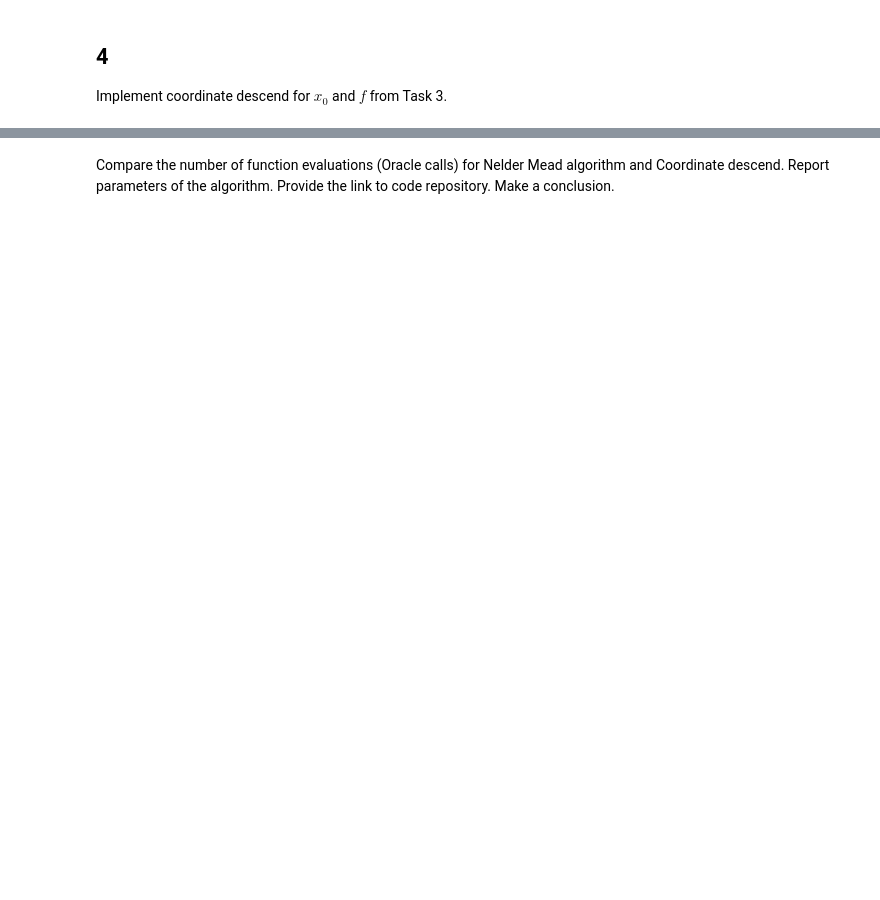
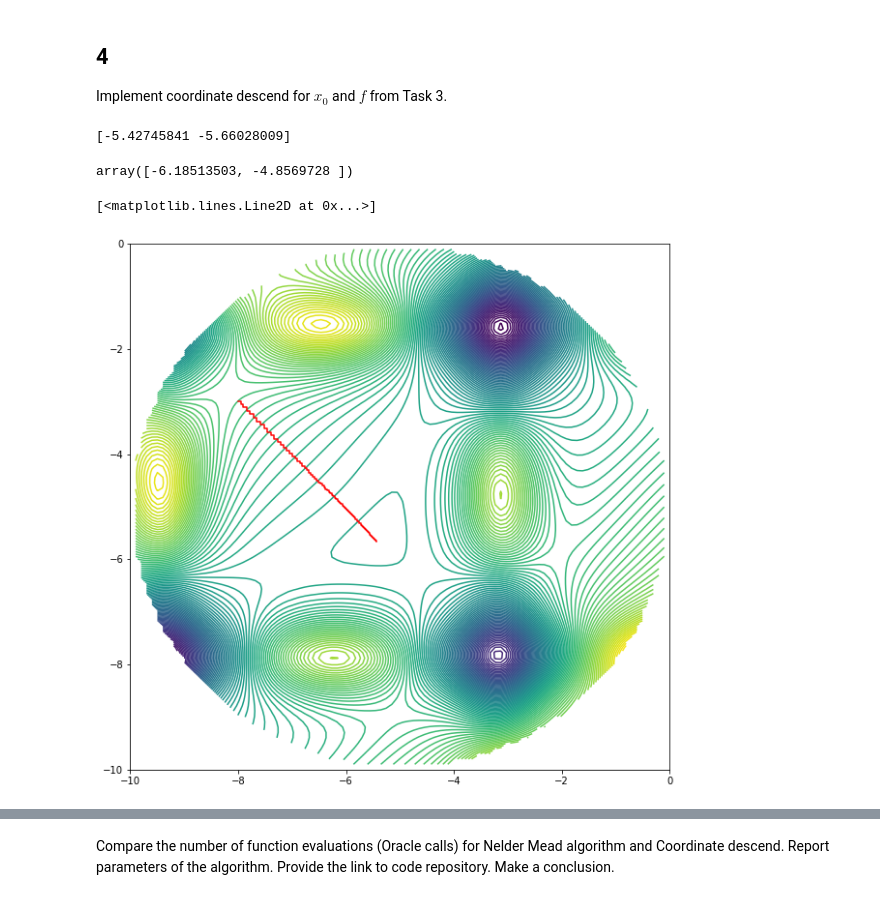
Before and after one commit to TC406/Optimization_Methods_2020, a Jupyter notebook: hw_week_1/HW_week_1.ipynb, the cells around one changed output, grey strips where cells are left out. Cells and saved outputs as stored; diff of their text form; code cells hidden in the pictures; blank space fills up the shorter version.

```diff
--- a/hw_week_1/HW_week_1.ipynb
+++ b/hw_week_1/HW_week_1.ipynb
@@ -226,15 +233,15 @@ Different starting points:
 # %%
-found_min_1, all_simplex_1 = minimize_neldermead(mishra_bird, np.array([-8.0,-6.0]),
+found_min_1, all_simplex_1, oracle_calls_1 = minimize_neldermead(mishra_bird, np.array([-8.0,-6.0]),
                                 maxiter=400, sim=None,
                                 alpha=1, beta=0.5,
                                 xatol=1e-4, fatol=1e-4)
 
-found_min_2, all_simplex_2 = minimize_neldermead(mishra_bird, np.array([-8.0,-3.0]),
+found_min_2, all_simplex_2, oracle_calls_2 = minimize_neldermead(mishra_bird, np.array([-8.0,-3.0]),
                                 maxiter=400, sim=None,
                                 alpha=1, beta=0.5,
                                 xatol=1e-4, fatol=1e-4)
 
-found_min_3, all_simplex_3 = minimize_neldermead(mishra_bird, np.array([-9.0,-2.0]),
+found_min_3, all_simplex_3, oracle_calls_3 = minimize_neldermead(mishra_bird, np.array([-9.0,-5.0]),
                                 maxiter=400, sim=None,
                                 alpha=1, beta=0.5,
                                 xatol=1e-4, fatol=1e-4)
@@ -264,14 +278,14 @@ point # 4  : [-9.36757427 -1.62807718]
 # %%
 alpha_list = [1,2,3]
 gamma_list = [0.1, 0.5, 1]
-beta_list = [2, 4, 8]
-initial_point = np.array([-8.0,-3.0])
+beta_list = [2, 2.5, 3]
+initial_point = np.array([-6.0,-8.0])
 plt.figure(figsize=(10,10))
 plt.contour(X, Y, Z_raw, 100)
 for alpha in alpha_list:
     for gamma in gamma_list:
         for beta in beta_list:
-            found_min_buf, all_simplex_buf = minimize_neldermead(mishra_bird, initial_point,
+            found_min_buf, all_simplex_buf, oracle_calls_buf = minimize_neldermead(mishra_bird, initial_point,
                                             maxiter=400, sim=None,
                                             alpha=alpha, beta=beta, gamma=gamma,
                                             xatol=1e-4, fatol=1e-4)
@@ -309,22 +328,41 @@ def coord_descend(func, x0, alpha=[0.5,0.5], gamma=0.01, maxit=400, xatol=1e-4,
     alpha = np.array(alpha)
     gamma = np.array(gamma)
     x_curr = x0.copy()
+    x_past = np.inf
     history_x = np.zeros([maxit, x0.shape[0]])
     curr_f = func(x_curr)
+    prev_f = np.inf
     while (iterations < maxit):
-#         if (np.max(np.abs(history_x[:,iterations] - history_x[:,iterations-1])) <= xatol and
-#                 np.abs(curr_f - prev_f) <= fatol):
-#             break
+        if (np.max(np.abs(x_curr - x_past)) <= xatol and
+                np.abs(curr_f - prev_f) <= fatol):
+            break
         history_x[iterations,:] = x_curr.copy()
         coord_to_minimize = np.mod(iterations, 2)
-        s = np.zeros(2)
         s_m = x_curr.copy()
-        s_m[coord_to_minimize] = s_m[coord_to_minimize] + alpha[coord_to_minimize]
-        s_p = x_curr.copy()
-        s_p[coord_to_minimize] = s_m[coord_to_minimize] -alpha[coord_to_minimize]
-        f_grad = func(s_p) - func(s_m)
+        s_m[coord_to_minimize] += 0.2*alpha[coord_to_minimize]
+        f_grad = curr_f - func(s_m)
         prev_f = curr_f
-        x_curr[coord_to_minimize] = x_curr[coord_to_minimize] + 0.5 * alpha[coord_to_minimize] * f_grad
+        x_past = x_curr.copy()
+        x_curr[coord_to_minimize] += 0.5 * alpha[coord_to_minimize] * f_grad
         curr_f = func(x_curr)
         iterations += 1
+    history_x = history_x[np.nonzero(history_x[:,0])[0]]
     return x_curr, history_x, iterations
+# %%
+x_initial = np.array([-8.0,-3.0])
+aplha_coeffs = np.array([0.3,0.3])
+x_descend, descent_trace, iterations = coord_descend(func=mishra_bird, x0=x_initial, alpha=aplha_coeffs)
+print(x_descend)
+# %% [output]
+[-5.42745841 -5.66028009]
+# %%
+descent_trace[80]
+# %% [output]
+array([-6.18513503, -4.8569728 ])
+# %%
+plt.figure(figsize=(10,10))
+plt.contour(X, Y, Z_raw, 100)
+plt.plot(descent_trace[:,0], descent_trace[:,1], 'r')
+# %% [output]
+[<matplotlib.lines.Line2D at 0x...>]
+[figure, added]
```
Also changed, not shown: parts of 17 cells of this notebook.
